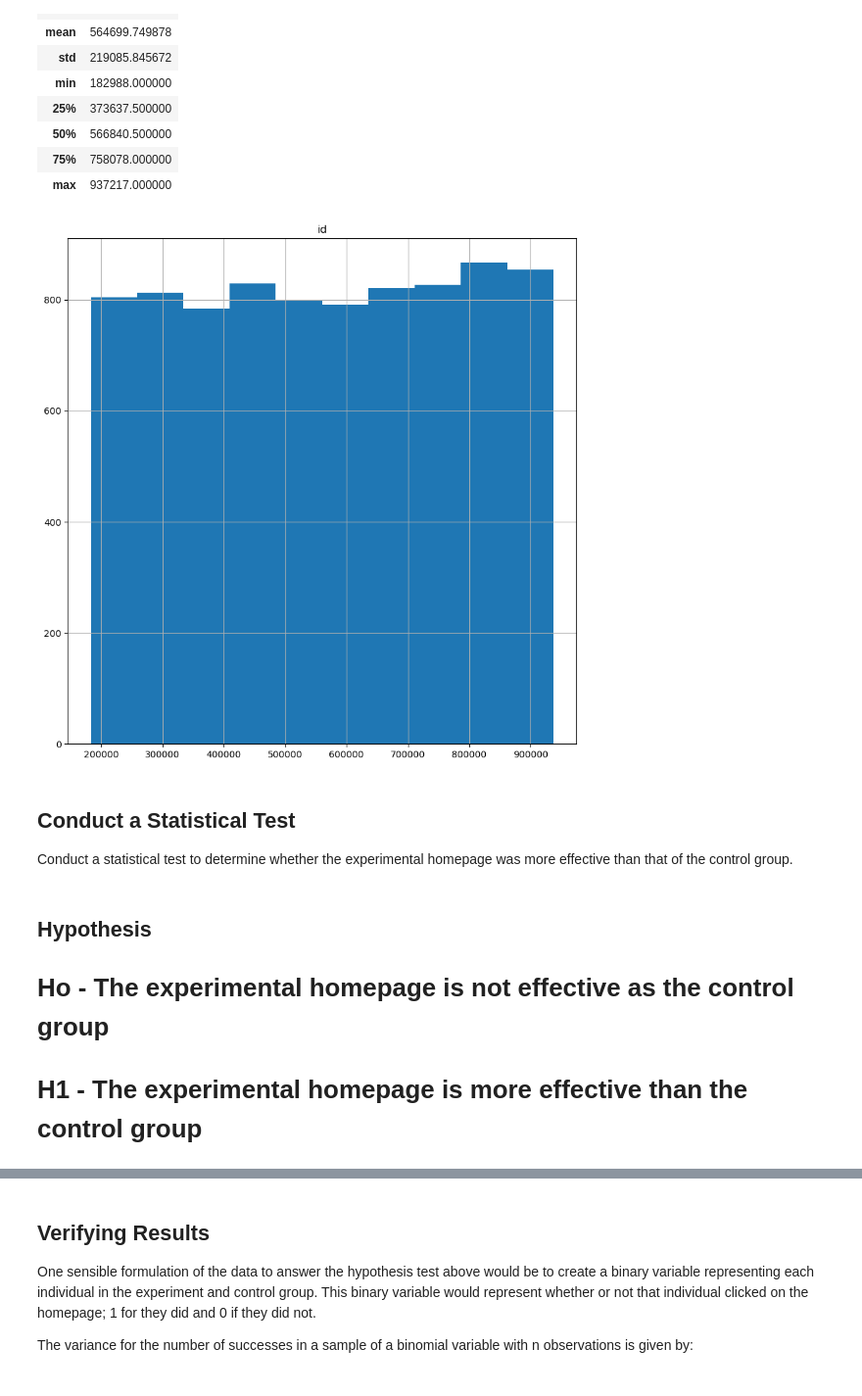
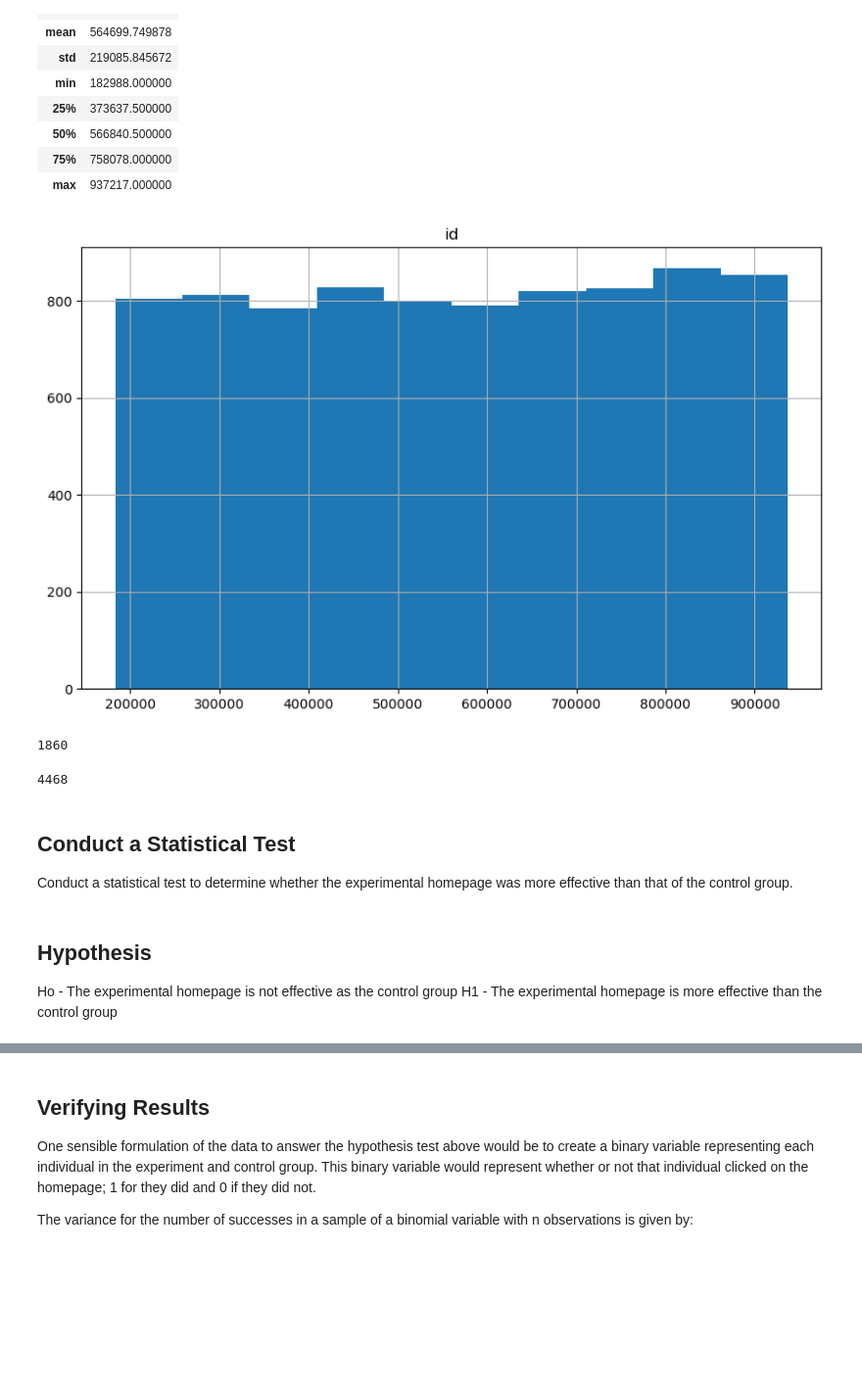
Before and after one commit to josiah-okumu/dsc-website-ab-testing-lab, a Jupyter notebook: index.ipynb, the cells around one changed output, grey strips where cells are left out. Shown at 98% size. Drawn from its saved outputs; the diff is of its cells as text; code cells hidden in the pictures; blank space fills up the shorter version.

```diff
--- a/index.ipynb
+++ b/index.ipynb
@@ -69,18 +131,28 @@ df.describe()
 | 75% | 758078.000000 |
 | max | 937217.000000 |
 # %%
-df.hist(figsize=(10, 10))
+df.hist(figsize=(10, 6))
 plt.show()
 # %% [output]
-[figure, old version]
+[figure, new version]
+# %%
+non_view_clickers = df[df['action'] == "click"] == df[df["action"] != "view"]
+non_view_clickers.value_counts().sum()
+# %% [output]
+1860
+# %%
+non_click_viewers = df[df['action'] == "view"].value_counts().sum() - non_view_clickers.value_counts().sum()
+non_click_viewers
+# %% [output]
+4468
 # %% [markdown]
 ## Conduct a Statistical Test
 
 Conduct a statistical test to determine whether the experimental homepage was more effective than that of the control group.
 # %% [markdown]
 ## Hypothesis
-# Ho - The experimental homepage is not effective as the control group
-# H1 - The experimental homepage is more effective than the control group
+Ho - The experimental homepage is not effective as the control group
+H1 - The experimental homepage is more effective than the control group
 # %%
 #Your code here
 exp_df = df[df['group'] == 'experimental']
```
Also changed, not shown: parts of 13 cells of this notebook.
